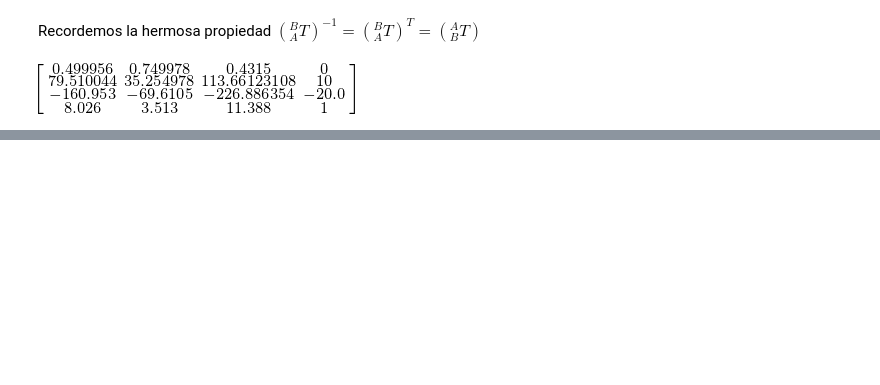
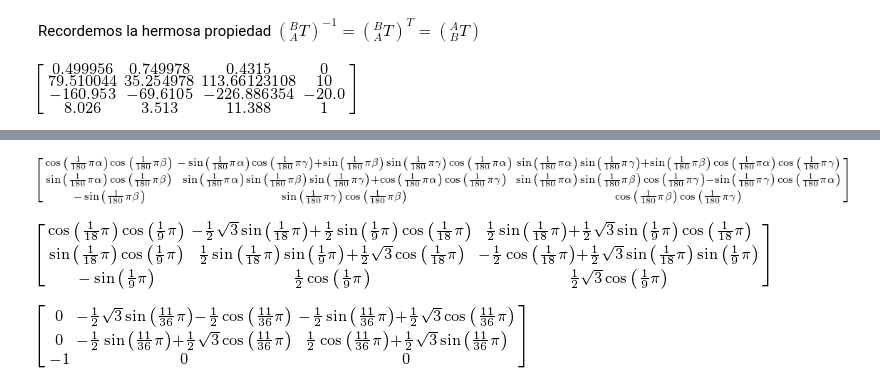
Before and after one commit to elsuizo/Control_de_robots_py, a Jupyter notebook: tp1.ipynb, the cells around one changed output, grey strips where cells are left out. Drawn from its saved outputs; the diff is of its cells as text; code cells hidden in the pictures; blank space fills up the shorter version.

```diff
--- a/tp1.ipynb
+++ b/tp1.ipynb
@@ -199,0 +266,21 @@ T_BC
+# %%
+#definimos la función de rotación de Euler
+def Rot_Euler_ZYX(a,b,c):
+    M = Rot_Z(a) * Rot_Y(b) * Rot_X(c)
+
+    return M
+# %%
+T_ZYX = Rot_Euler_ZYX(alpha,beta, gamma)
+T_ZYX
+# %% [output]
+[figure, added]
+# %%
+T_ZYX_i = Rot_Euler_ZYX(10,20,30)
+T_ZYX_i
+# %% [output]
+[figure, added]
+# %%
+T_ZYX_ii = Rot_Euler_ZYX(30,90,-55)
+T_ZYX_ii
+# %% [output]
+[figure, added]
```
Also changed, not shown: parts of 25 cells of this notebook.
